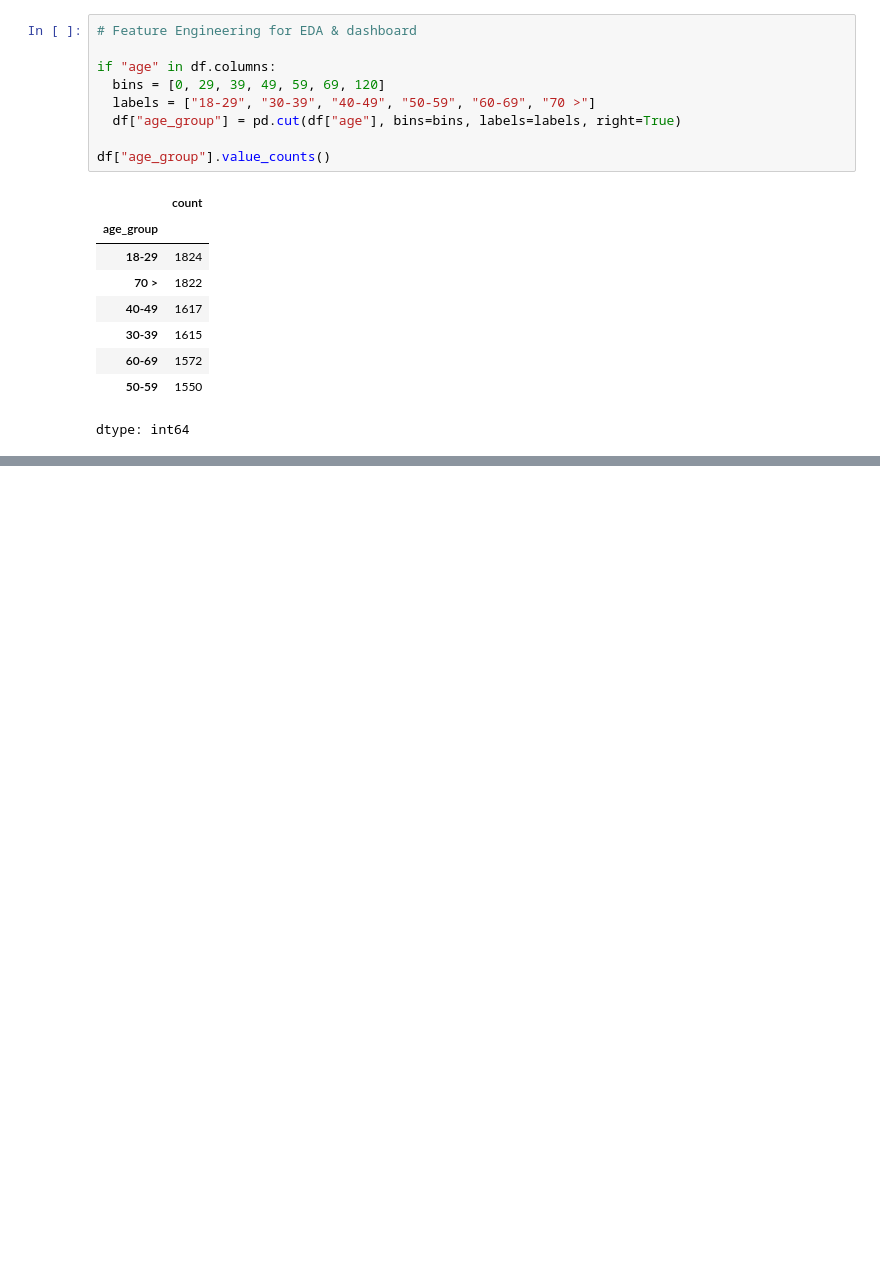
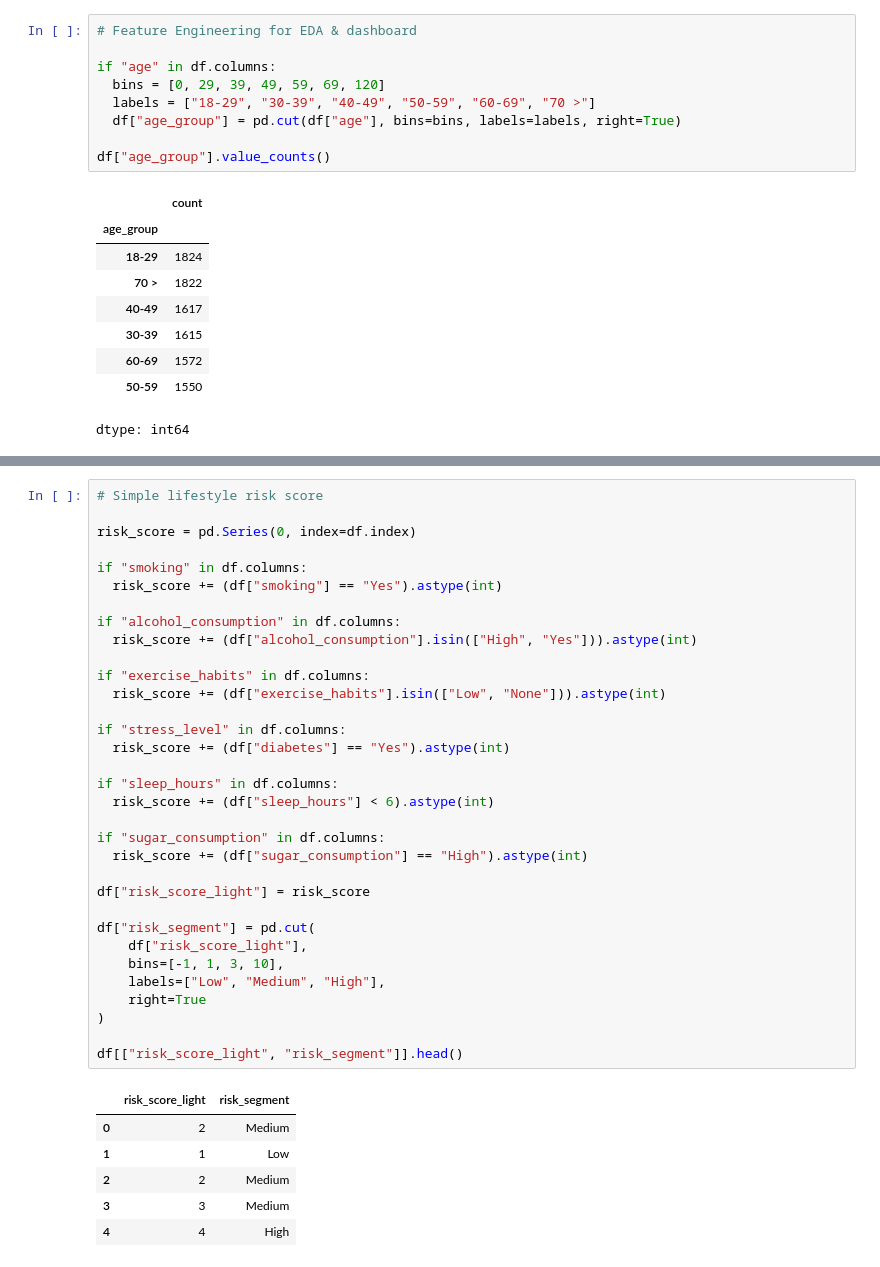
Before and after one commit to mochaheree/heart_disease-portofolio, a Jupyter notebook: notebook/01_python_cleaning_preparation.ipynb, the cells around one changed output, grey strips where cells are left out. Drawn from its saved outputs; the diff is of its cells as text; blank space fills up the shorter version.

```diff
--- a/notebook/01_python_cleaning_preparation.ipynb
+++ b/notebook/01_python_cleaning_preparation.ipynb
@@ -264,0 +283,40 @@ dtype: int64
+# %%
+# Simple lifestyle risk score
+
+risk_score = pd.Series(0, index=df.index)
+
+if "smoking" in df.columns:
+  risk_score += (df["smoking"] == "Yes").astype(int)
+
+if "alcohol_consumption" in df.columns:
+  risk_score += (df["alcohol_consumption"].isin(["High", "Yes"])).astype(int)
+
+if "exercise_habits" in df.columns:
+  risk_score += (df["exercise_habits"].isin(["Low", "None"])).astype(int)
+
+if "stress_level" in df.columns:
+  risk_score += (df["diabetes"] == "Yes").astype(int)
+
+if "sleep_hours" in df.columns:
+  risk_score += (df["sleep_hours"] < 6).astype(int)
+
+if "sugar_consumption" in df.columns:
+  risk_score += (df["sugar_consumption"] == "High").astype(int)
+
+df["risk_score_light"] = risk_score
+
+df["risk_segment"] = pd.cut(
+    df["risk_score_light"],
+    bins=[-1, 1, 3, 10],
+    labels=["Low", "Medium", "High"],
+    right=True
+)
+
+df[["risk_score_light", "risk_segment"]].head()
+# %% [output]
+|  | risk_score_light | risk_segment |
+| 0 | 2 | Medium |
+| 1 | 1 | Low |
+| 2 | 2 | Medium |
+| 3 | 3 | Medium |
+| 4 | 4 | High |
```
Also changed, not shown: parts of 5 cells of this notebook.
